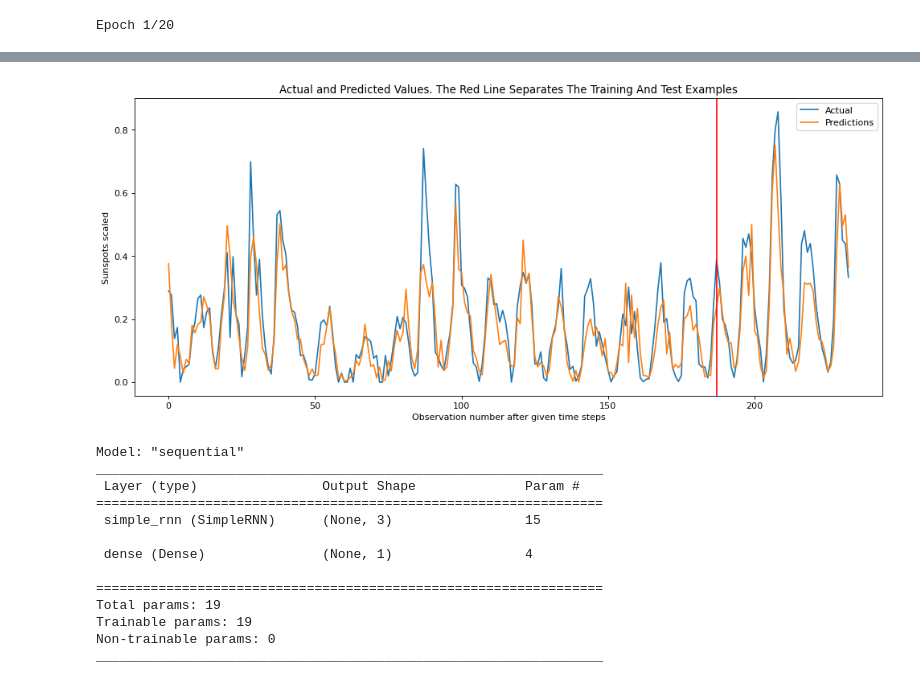
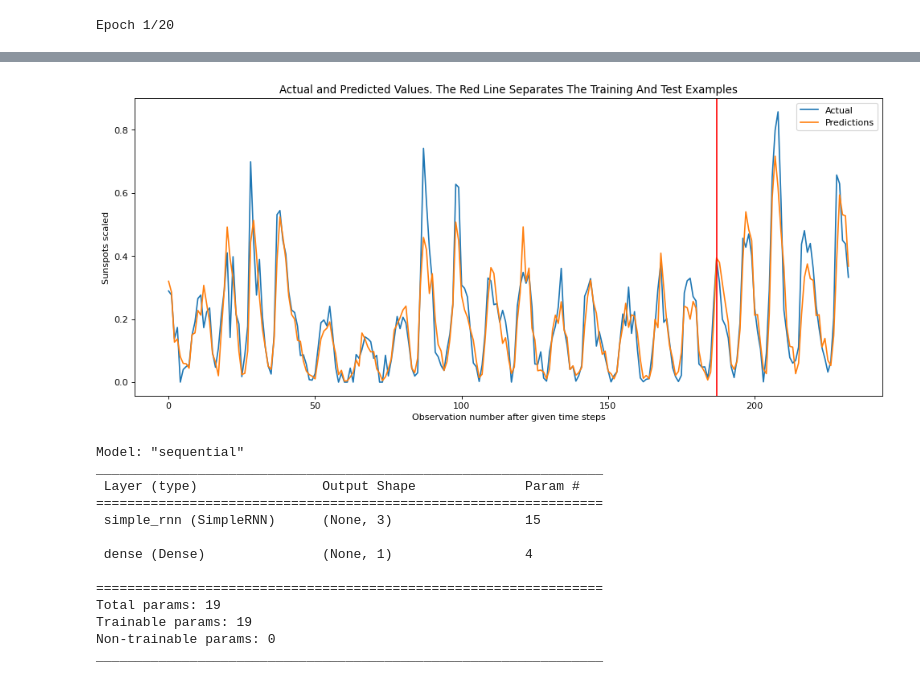
Before and after one commit to privacy-scaling-explorations/nova-ml, a Jupyter notebook: src/rnn/rnn.ipynb, the cells around one changed output, grey strips where cells are left out. Saved outputs shown, nothing was run; the diff lists cells and outputs as text; code cells hidden in the pictures.

Commit message:
feat: updated `rnn` to use `zanh`

```diff
--- a/src/rnn/rnn.ipynb
+++ b/src/rnn/rnn.ipynb
@@ -12,6 +12,12 @@ from sklearn.metrics import mean_squared_error
 import math
 import matplotlib.pyplot as plt
 import json
+# %%
+def zanh(x):
+    return 0.006769816 + 0.554670504 * x - 0.009411195 * x**2 - 0.014187547 * x**3
+
+def zanh_int(x, n):
+    return 554670504 * x * 10**(2*n) - 9411195 * x**2 * 10**n - 14187547 * x**3 + 6769816 * 10**(3*n)
 # %%
 # Parameter split_percent defines the ratio of training examples
 def get_train_test(url, split_percent=0.8):
@@ -72,7 +78,7 @@ testX, testY = get_XY(test_data, time_steps)
 
 # Create model and train
 model = create_RNN(hidden_units=3, dense_units=1, input_shape=(time_steps,1),
-                   activation=['linear', 'linear'])
+                   activation=[zanh, zanh])
 model.fit(trainX, trainY, epochs=20, batch_size=1, verbose=2)
 
 # make predictions
@@ -107,4 +113,4 @@ Test RMSE: 0.103 RMSE
-[figure, old version]
+[figure, new version]
 # %%
 model.summary()
 # %% [output]
```
Also changed, not shown: parts of 4 cells of this notebook, 12 other files.
